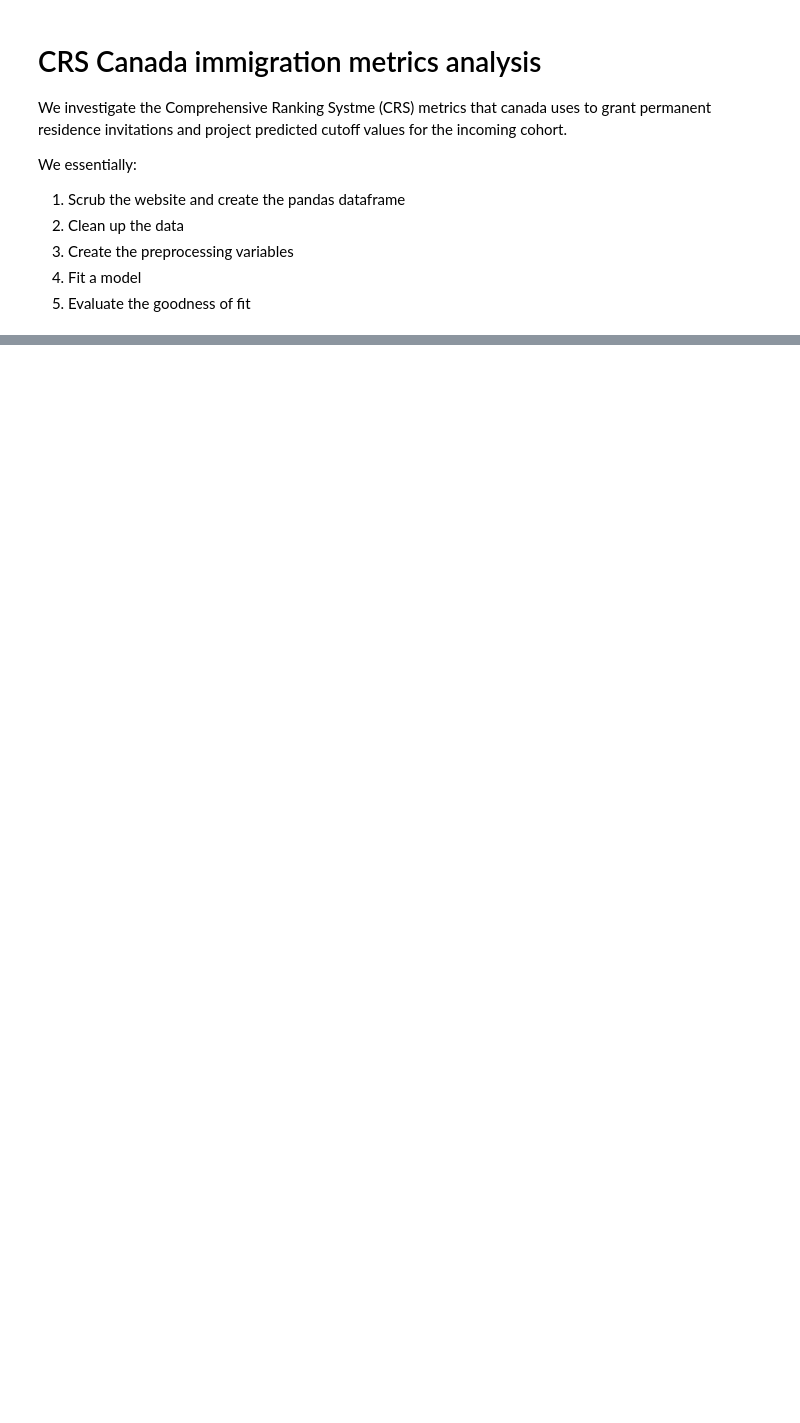
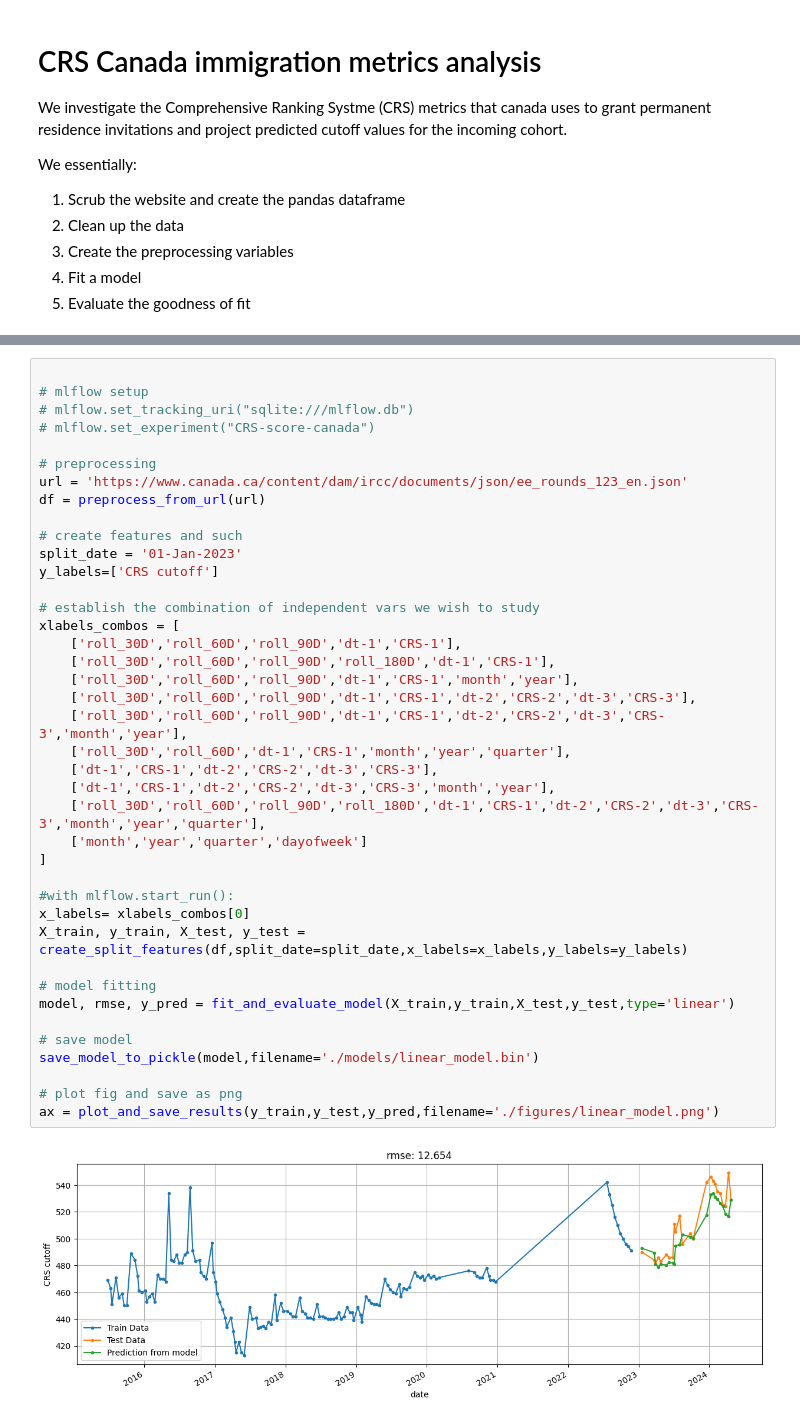
Before and after one commit to anicolas91/CRScanada_MLOps, a Jupyter notebook: Cleaned_CRScanada.ipynb, the cells around one changed output, grey strips where cells are left out. Cells and saved outputs as stored; diff of their text form; blank space fills up the shorter version.

Commit message:
feat(Cleaned_CRScanada.ipynb): completed refactoring/cleanup and started mlflow
next to do is adding fully mlflow to track all combos of xlabels and get the most reasonable model given rmse

```diff
--- a/Cleaned_CRScanada.ipynb
+++ b/Cleaned_CRScanada.ipynb
@@ -480,0 +300,42 @@ _ = data_all[['CRS cutoff','CRS Prediction','date']].plot(x='date',figsize=(15,
+# %%
+
+# mlflow setup
+# mlflow.set_tracking_uri("sqlite:///mlflow.db")
+# mlflow.set_experiment("CRS-score-canada")
+
+# preprocessing
+url = 'https://www.canada.ca/content/dam/ircc/documents/json/ee_rounds_123_en.json'
+df = preprocess_from_url(url)
+
+# create features and such
+split_date = '01-Jan-2023'
+y_labels=['CRS cutoff']
+
+# establish the combination of independent vars we wish to study
+xlabels_combos = [
+    ['roll_30D','roll_60D','roll_90D','dt-1','CRS-1'],
+    ['roll_30D','roll_60D','roll_90D','roll_180D','dt-1','CRS-1'],
+    ['roll_30D','roll_60D','roll_90D','dt-1','CRS-1','month','year'],
+    ['roll_30D','roll_60D','roll_90D','dt-1','CRS-1','dt-2','CRS-2','dt-3','CRS-3'],
+    ['roll_30D','roll_60D','roll_90D','dt-1','CRS-1','dt-2','CRS-2','dt-3','CRS-3','month','year'],
+    ['roll_30D','roll_60D','dt-1','CRS-1','month','year','quarter'],
+    ['dt-1','CRS-1','dt-2','CRS-2','dt-3','CRS-3'],
+    ['dt-1','CRS-1','dt-2','CRS-2','dt-3','CRS-3','month','year'],
+    ['roll_30D','roll_60D','roll_90D','roll_180D','dt-1','CRS-1','dt-2','CRS-2','dt-3','CRS-3','month','year','quarter'],
+    ['month','year','quarter','dayofweek']
+]
+
+#with mlflow.start_run():
+x_labels= xlabels_combos[0]
+X_train, y_train, X_test, y_test = create_split_features(df,split_date=split_date,x_labels=x_labels,y_labels=y_labels)
+
+# model fitting
+model, rmse, y_pred = fit_and_evaluate_model(X_train,y_train,X_test,y_test,type='linear')
+
+# save model
+save_model_to_pickle(model,filename='./models/linear_model.bin')
+
+# plot fig and save as png
+ax = plot_and_save_results(y_train,y_test,y_pred,filename='./figures/linear_model.png')
+# %% [output]
+[figure, added]
```
Also changed, not shown: parts of 35 cells of this notebook.
